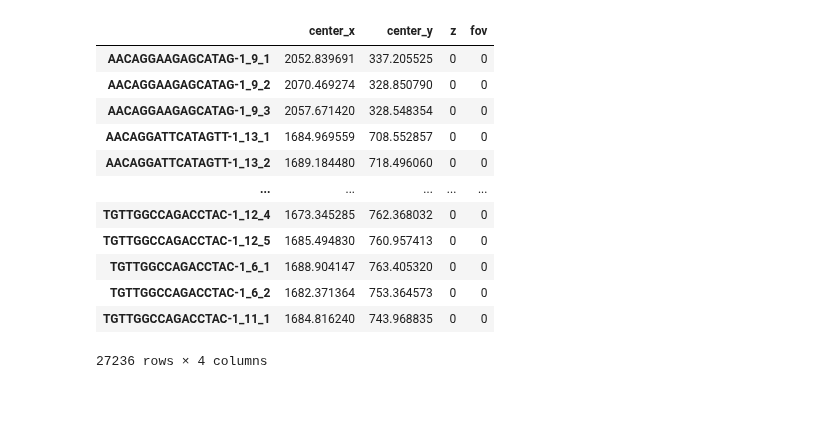
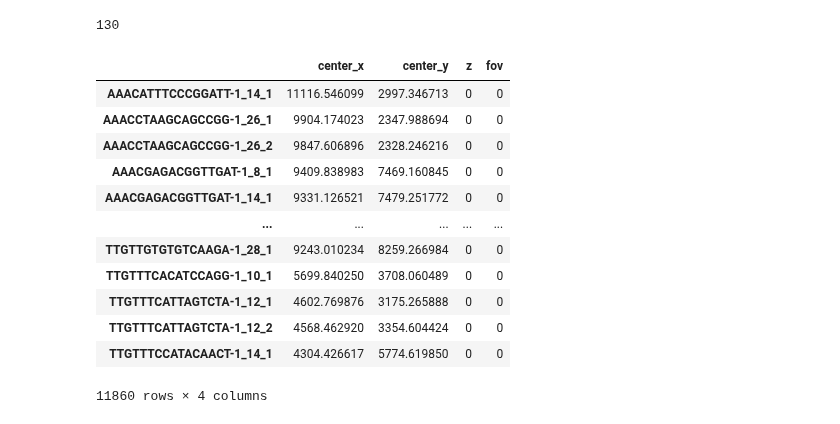
Before and after one commit to Perik-Zavodskii/CoexpressDeconvolve, a Jupyter notebook: StarMap for Visium-SD.ipynb, the cells around one changed output. Saved outputs shown, nothing was run; the diff lists cells and outputs as text; code cells hidden in the pictures.

```diff
--- a/StarMap for Visium-SD.ipynb
+++ b/StarMap for Visium-SD.ipynb
@@ -92,8 +101,8 @@ Visium.head()
 Metrics = pd.read_csv("./spatial/spatial_enrichment.csv")
 Metrics.set_index("Feature Name", inplace = True)
 Metrics.index.names = ['Gene']
-Metrics.drop(Metrics[Metrics['Feature Counts in Spots Under Tissue'] < 100].index, inplace=True)
-Metrics.head()
+Metrics.drop(Metrics[Metrics['Feature Counts in Spots Under Tissue'] < 250].index, inplace=True)
+Metrics
 # %% [output]
 |  | Feature ID | Feature Type | I | P value | Adjusted p value | Feature Counts in Spots Under Tissue | ... |
 | Gene |  |  |  |  |  |  | ... |
@@ -237,7 +269,7 @@ deconvolution
 # %%
 df = deconvolution.T
 
-percentile = 0.80 # 0.8 - 0.95 is the recommended range
+percentile = 0.9 # 0.8 - 0.95 is the recommended range
 
 from scipy.stats import nbinom
 
@@ -256,13 +288,13 @@ thresholds = {col: nbinom.ppf(percentile, nb_params_df.loc[col, "r"], nb_params_
 thresholds_df = pd.DataFrame.from_dict(thresholds, orient="index", columns=["UMI Th"])
 # %%
 # Plot histograms with percentile threshold lines
-fig, axes = plt.subplots(nrows=3, ncols=6, figsize=(18, 10))
+fig, axes = plt.subplots(nrows=7, ncols=6, figsize=(18, 18))
 axes = axes.flatten()
 
 for i, col in enumerate(df_numeric.columns):
     ax = axes[i]
     sns.histplot(df_numeric[col], bins=30, kde=True, color="blue", edgecolor="black", alpha=0.6, ax=ax)
-    ax.axvline(thresholds[col], color="red", linestyle="dashed", linewidth=2, label=f"80%: {thresholds[col]:.2f}")
+    ax.axvline(thresholds[col], color="red", linestyle="dashed", linewidth=2, label=f"90%: {thresholds[col]:.2f}")
     ax.set_title(f"Cluster: {col}")
     ax.set_xlabel("UMI")
     ax.set_ylabel("Frequency")
@@ -450,9 +479,21 @@ putative_cell_df
+# %%
+import json
+import math
+
+# Load the JSON file
+with open("./spatial/scalefactors_json.json", "r") as file:
+    scalefactors = json.load(file)
+
+# Extract and round up the spot radius
+SPOT_RADIUS = math.ceil(scalefactors["spot_diameter_fullres"])
+SPOT_RADIUS
+# %% [output]
+130
 # %%
 # Randomly allocate Putative cells within their spot
 
 # Spot radius and min distance
-SPOT_RADIUS = 15 # Pixels (15 pixels = 50µm)
-MIN_DISTANCE = 6 # Minimum pixel separation between putative_cells (6 pixels = 20 µm = two cells)
+MIN_DISTANCE = SPOT_RADIUS/15*6 # Minimum pixel separation between putative_cells (6 pixels = 20 µm = two cells)
 
 # Initialize spatial coordinates dictionary
 putative_cell_spatial = {}
@@ -475,45 +516,45 @@ for putative_cell in putative_cell_df.columns:
 
     while len(putative_cell_positions) < 1:  # Only need one valid position per putative_cell
         # Randomly place within the spot's circular area
         rand_radius = np.random.uniform(0, SPOT_RADIUS)
         rand_angle = np.random.uniform(0, 2 * np.pi)
         new_x = center_x + rand_radius * np.cos(rand_angle)
         new_y = center_y + rand_radius * np.sin(rand_angle)
 
         # Ensure at least MIN_DISTANCE separation from other putative_cells
         if all(np.sqrt((new_x - x)**2 + (new_y - y)**2) >= MIN_DISTANCE for x, y in putative_cell_positions):
             putative_cell_positions.append((new_x, new_y))
             putative_cell_spatial[putative_cell] = (new_x, new_y)
         else:
             attempts += 1
             if attempts > 100:  # Prevent infinite loops
                 print(f"Warning: Could not place {putative_cell} with required spacing")
                 break
 
 # Convert to mimic the Vizgen format
 putative_cell_spatial_df = pd.DataFrame.from_dict(putative_cell_spatial, orient="index", columns=["center_x", "center_y"])
 putative_cell_spatial_df['z'] = 0
 putative_cell_spatial_df['fov'] = 0
 
 # Export data in Vizgen format
 putative_cell_df.astype(int).T.to_csv('cell_by_gene.csv')
 putative_cell_spatial_df.to_csv('cell_metadata.csv')
 
 putative_cell_spatial_df
 # %% [output]
 |  | center_x | center_y | z | fov |
-| AACAGGAAGAGCATAG-1_9_1 | 2052.839691 | 337.205525 | 0 | 0 |
-| AACAGGAAGAGCATAG-1_9_2 | 2070.469274 | 328.850790 | 0 | 0 |
-| AACAGGAAGAGCATAG-1_9_3 | 2057.671420 | 328.548354 | 0 | 0 |
-| AACAGGATTCATAGTT-1_13_1 | 1684.969559 | 708.552857 | 0 | 0 |
-| AACAGGATTCATAGTT-1_13_2 | 1689.184480 | 718.496060 | 0 | 0 |
+| AAACATTTCCCGGATT-1_14_1 | 11116.546099 | 2997.346713 | 0 | 0 |
+| AAACCTAAGCAGCCGG-1_26_1 | 9904.174023 | 2347.988694 | 0 | 0 |
+| AAACCTAAGCAGCCGG-1_26_2 | 9847.606896 | 2328.246216 | 0 | 0 |
+| AAACGAGACGGTTGAT-1_8_1 | 9409.838983 | 7469.160845 | 0 | 0 |
+| AAACGAGACGGTTGAT-1_14_1 | 9331.126521 | 7479.251772 | 0 | 0 |
 | ... | ... | ... | ... | ... |
-| TGTTGGCCAGACCTAC-1_12_4 | 1673.345285 | 762.368032 | 0 | 0 |
-| TGTTGGCCAGACCTAC-1_12_5 | 1685.494830 | 760.957413 | 0 | 0 |
-| TGTTGGCCAGACCTAC-1_6_1 | 1688.904147 | 763.405320 | 0 | 0 |
-| TGTTGGCCAGACCTAC-1_6_2 | 1682.371364 | 753.364573 | 0 | 0 |
-| TGTTGGCCAGACCTAC-1_11_1 | 1684.816240 | 743.968835 | 0 | 0 |
+| TTGTTGTGTGTCAAGA-1_28_1 | 9243.010234 | 8259.266984 | 0 | 0 |
+| TTGTTTCACATCCAGG-1_10_1 | 5699.840250 | 3708.060489 | 0 | 0 |
+| TTGTTTCATTAGTCTA-1_12_1 | 4602.769876 | 3175.265888 | 0 | 0 |
+| TTGTTTCATTAGTCTA-1_12_2 | 4568.462920 | 3354.604424 | 0 | 0 |
+| TTGTTTCCATACAACT-1_14_1 | 4304.426617 | 5774.619850 | 0 | 0 |
-27236 rows × 4 columns
+11860 rows × 4 columns
 # %%
 # Export Cluster numbers
 cluster_df = putative_cell_spatial_df.index.str.extract(r'-1_(\d+)_')
```
Also changed, not shown: parts of 16 cells of this notebook, 1 other file.
